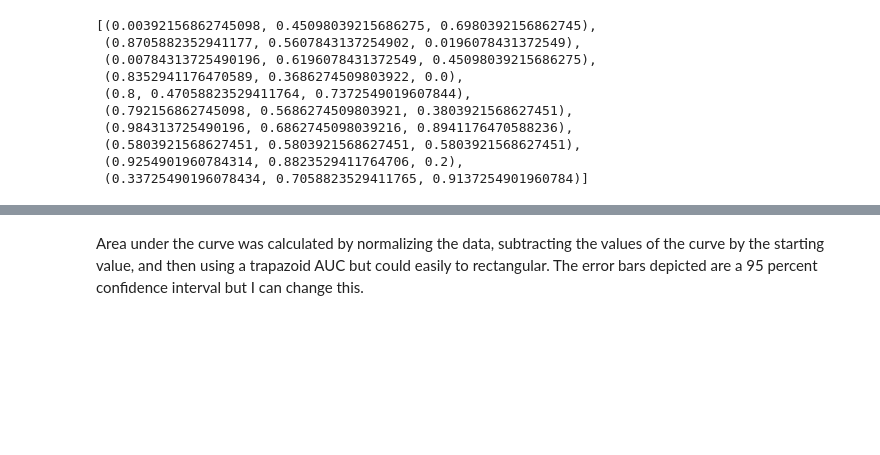
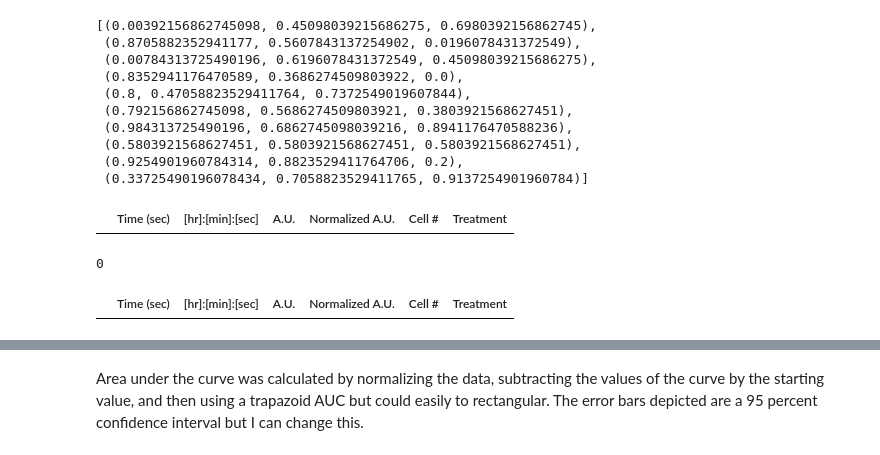
Before and after one commit to s-morrall/Calucium-Analysis, a Jupyter notebook: Refined_Program/Graph_picker.ipynb, the cells around one changed output, grey strips where cells are left out. Saved outputs shown, nothing was run; the diff lists cells and outputs as text; code cells hidden in the pictures; blank space fills up the shorter version.

```diff
--- a/Refined_Program/Graph_picker.ipynb
+++ b/Refined_Program/Graph_picker.ipynb
@@ -52,5 +55,12 @@ if not os.path.exists(folder):
 
 if not os.path.exists(f'{folder}/Rep{rep}_df.csv'):
 
-    df = form.tidy_file(delta = False, average = True, baseline = 30)
+    df = form.tidy_file(delta = False, average = True, baseline = 40)
     df.to_csv(f'{folder}/Rep{rep}_df.csv', index=False)
+# %%
+"""df_complete = df.copy()
+df = df[df["Normalized A.U."] != "DIV/0!"]"""
+# %%
+df[(df["Treatment"]== "NoRTG Inh - Islet 3") & (df["Cell #"] == "Cell 24")]
+# %% [output]
+|  | Time (sec) | [hr]:[min]:[sec] | A.U. | Normalized A.U. | Cell # | Treatment |
@@ -57,3 +71,14 @@ if not os.path.exists(f'{folder}/Rep{rep}_df.csv'):
+# %%
+"""df1 = df["Treatment"] + df["Cell #"]
+df2 = df_complete["Treatment"] + df_complete["Cell #"]
+
+len(df2.unique()) - len(df1.unique())"""
+# %% [output]
+0
+# %%
+"""df[(df["Treatment"] == "10wt% RTG NoInh - Islet 3") & (df["Cell #"] == "Cell 23")]"""
+# %% [output]
+|  | Time (sec) | [hr]:[min]:[sec] | A.U. | Normalized A.U. | Cell # | Treatment |
 # %%
 #load the first exel file in tidy format
 df = pd.read_csv(f'{folder}/Rep{rep}_df.csv')
```
Also changed, not shown: parts of 9 cells of this notebook, 5 other files.
